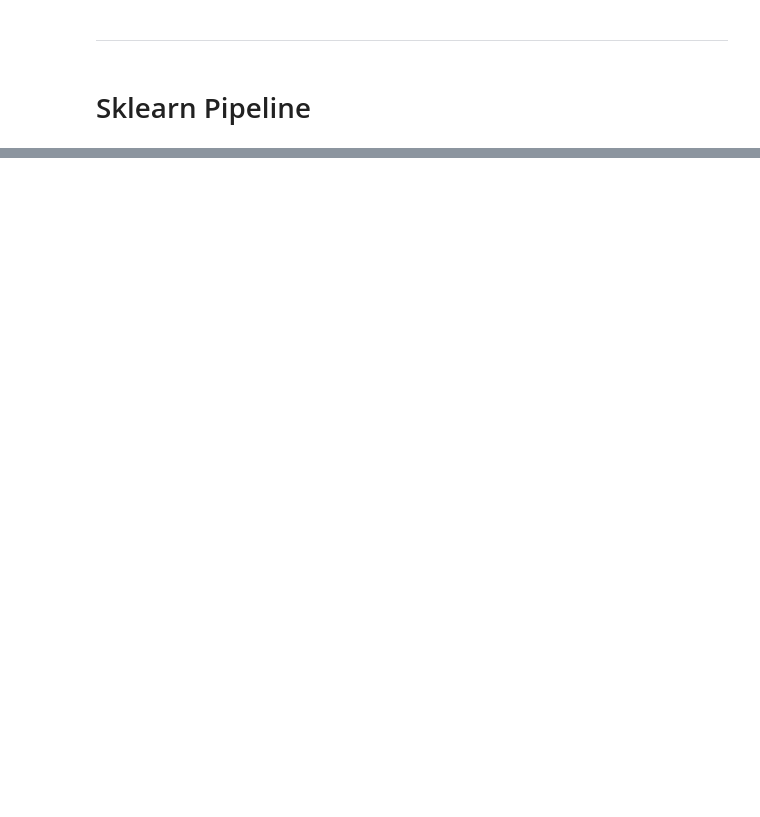
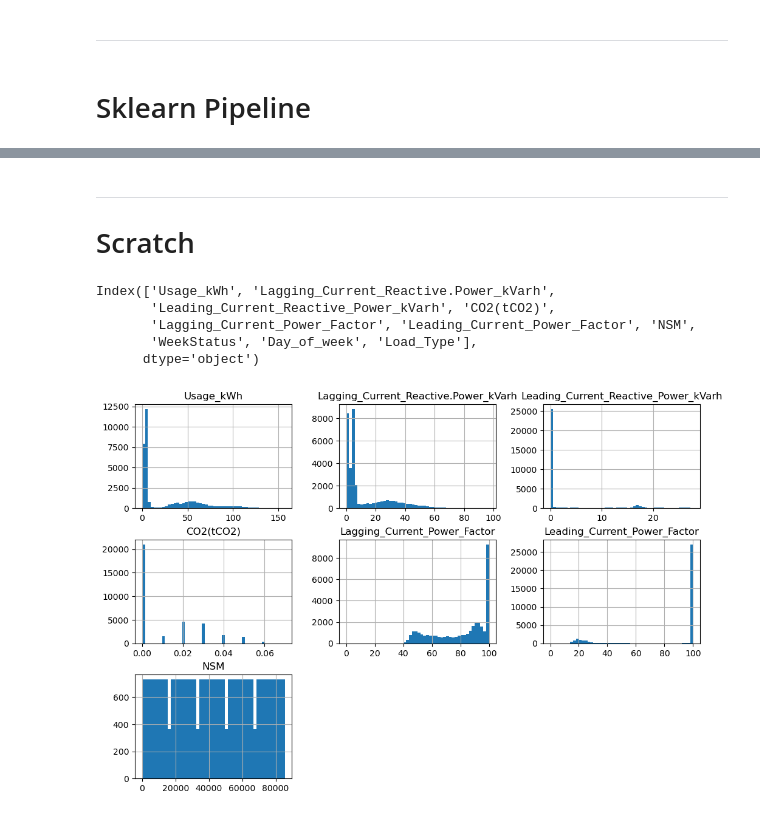
Before and after one commit to wyx-smrf/Windows-Misc, a Jupyter notebook: Steel Industry/processing.ipynb, the cells around one changed output, grey strips where cells are left out. Drawn from its saved outputs; the diff is of its cells as text; code cells hidden in the pictures; blank space fills up the shorter version.

```diff
--- a/Steel Industry/processing.ipynb
+++ b/Steel Industry/processing.ipynb
@@ -397,0 +499,16 @@ lin_rmse
+# %% [markdown]
+---
+# Scratch
+# %%
+df_copy.columns
+# %% [output]
+Index(['Usage_kWh', 'Lagging_Current_Reactive.Power_kVarh',
+       'Leading_Current_Reactive_Power_kVarh', 'CO2(tCO2)',
+       'Lagging_Current_Power_Factor', 'Leading_Current_Power_Factor', 'NSM',
+       'WeekStatus', 'Day_of_week', 'Load_Type'],
+      dtype='object')
+# %%
+df_copy.hist(bins=50, figsize=(12,8))
+plt.show()
+# %% [output]
+[figure, added]
```
Also changed, not shown: parts of 49 cells of this notebook, 14 other files.
